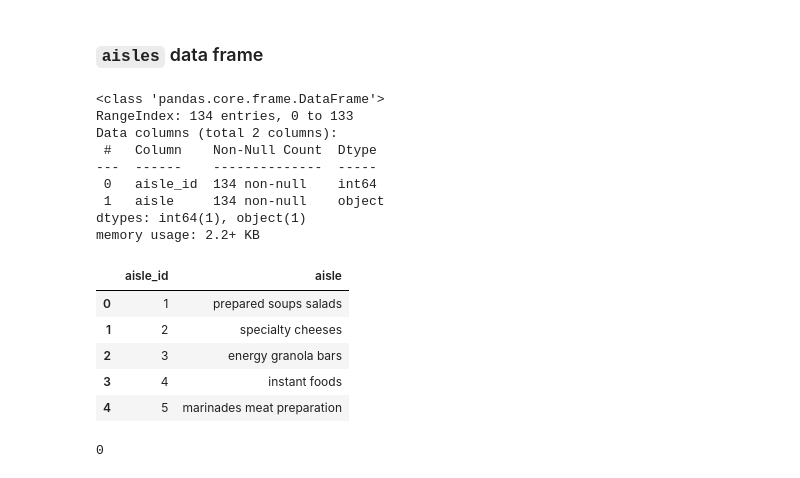
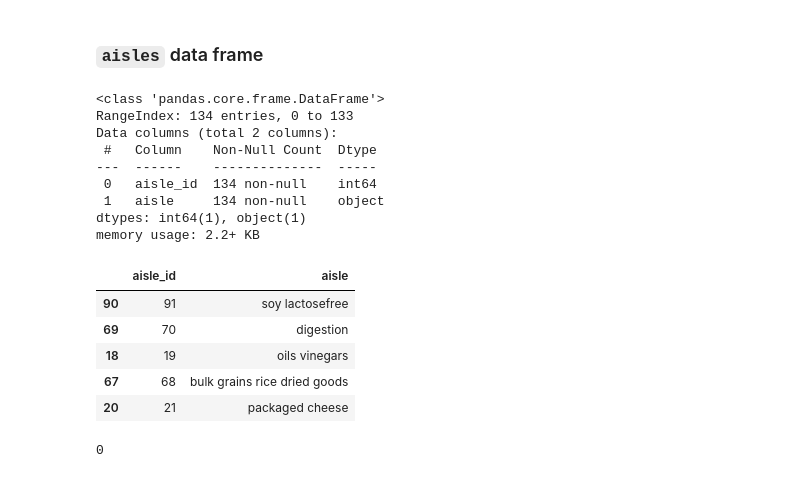
Before and after one commit to makstheimba/data-science-project-2, a Jupyter notebook: main.ipynb, the cells around one changed output. Saved outputs shown, nothing was run; the diff lists cells and outputs as text; code cells hidden in the pictures.

```diff
--- a/main.ipynb
+++ b/main.ipynb
@@ -188,23 +201,23 @@ There are no duplicated or missing data here. The only interesting thing is that
 ### `aisles` data frame
 # %%
 aisles.info()
-aisles.head()
+aisles.sample(5)
 # %% [output]
 <class 'pandas.core.frame.DataFrame'>
 RangeIndex: 134 entries, 0 to 133
 Data columns (total 2 columns):
  #   Column    Non-Null Count  Dtype
 ---  ------    --------------  -----
  0   aisle_id  134 non-null    int64
  1   aisle     134 non-null    object
 dtypes: int64(1), object(1)
 memory usage: 2.2+ KB
 |  | aisle_id | aisle |
-| 0 | 1 | prepared soups salads |
-| 1 | 2 | specialty cheeses |
-| 2 | 3 | energy granola bars |
-| 3 | 4 | instant foods |
-| 4 | 5 | marinades meat preparation |
+| 90 | 91 | soy lactosefree |
+| 69 | 70 | digestion |
+| 18 | 19 | oils vinegars |
+| 67 | 68 | bulk grains rice dried goods |
+| 20 | 21 | packaged cheese |
 # %%
 aisles.duplicated(subset='aisle_id').sum()
 # %% [output]
```
Also changed, not shown: parts of 32 cells of this notebook, 1 other file.
